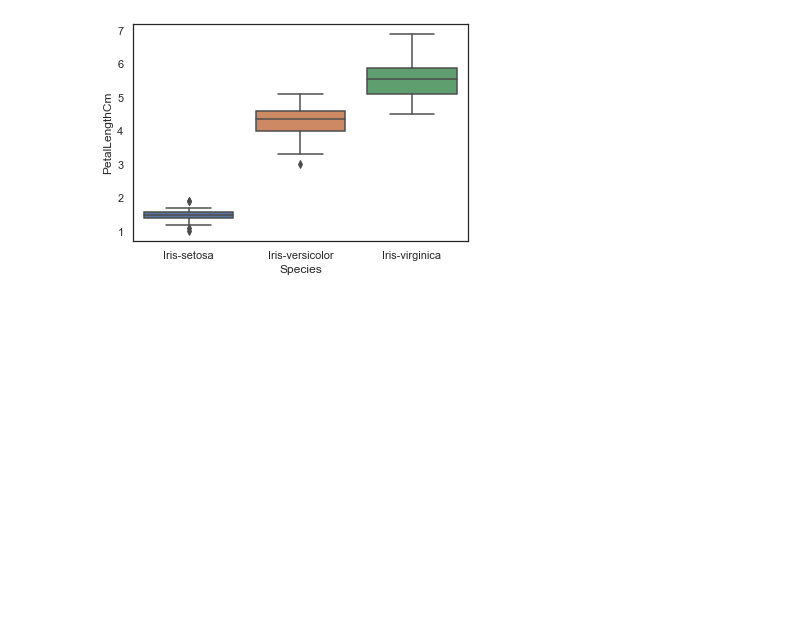
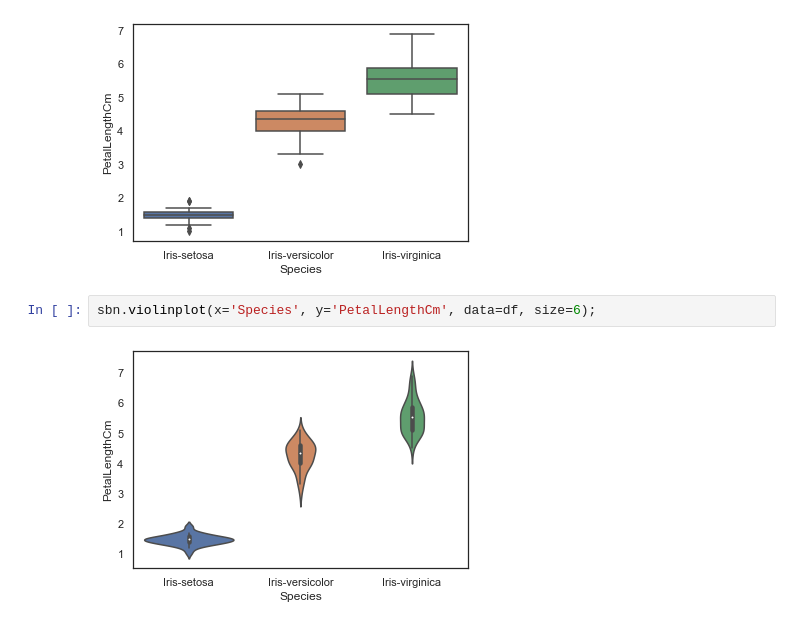
Before and after one commit to Mr-Umidjon/data_visualization_examples, a Jupyter notebook: Example.ipynb, the cells around one changed output. Saved outputs shown, nothing was run; the diff lists cells and outputs as text; blank space fills up the shorter version.

```diff
--- a/Example.ipynb
+++ b/Example.ipynb
@@ -35,3 +35,7 @@ sbn.FacetGrid(df, hue='Species', size=5).map(plt.scatter, "SepalLengthCm", "Sepa
 sbn.boxplot(x='Species', y='PetalLengthCm', data=df);
 # %% [output]
 [figure]
+# %%
+sbn.violinplot(x='Species', y='PetalLengthCm', data=df, size=6);
+# %% [output]
+[figure, added]
```
